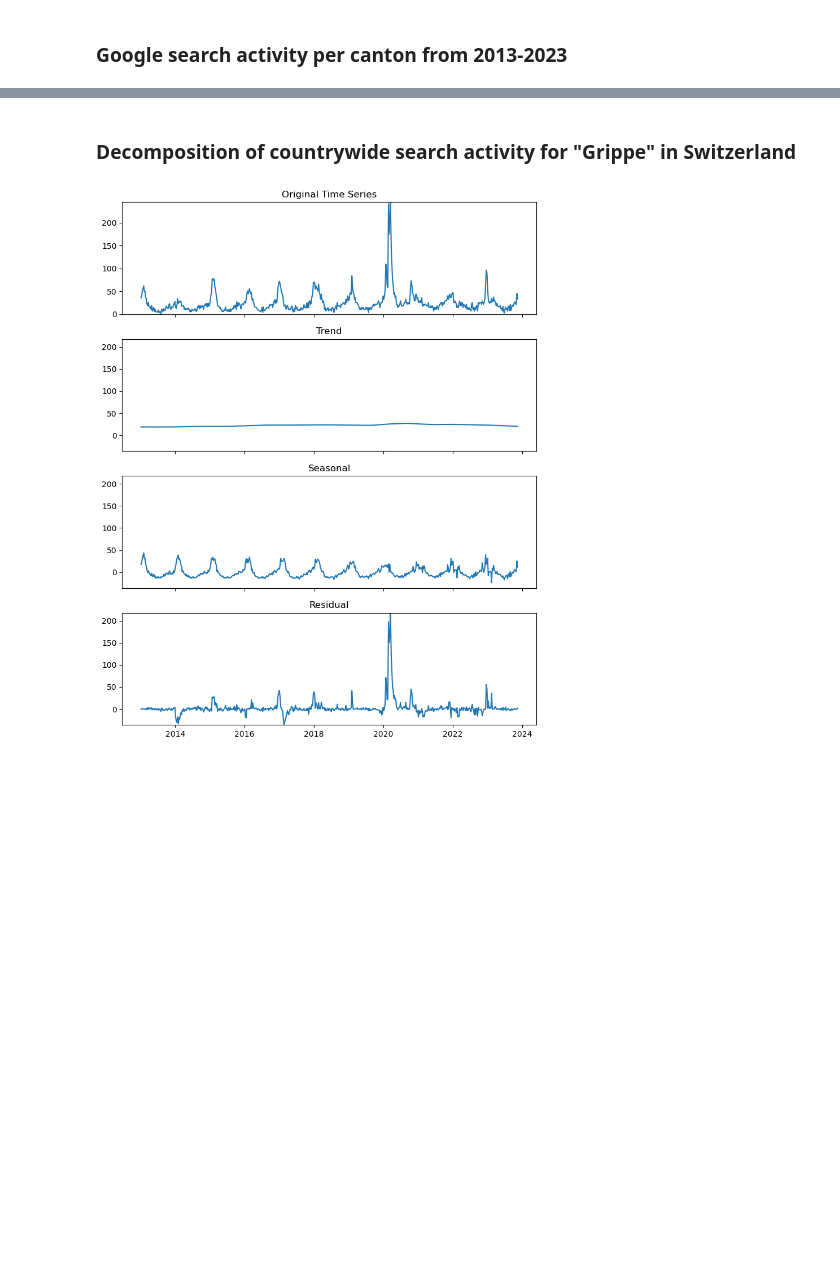
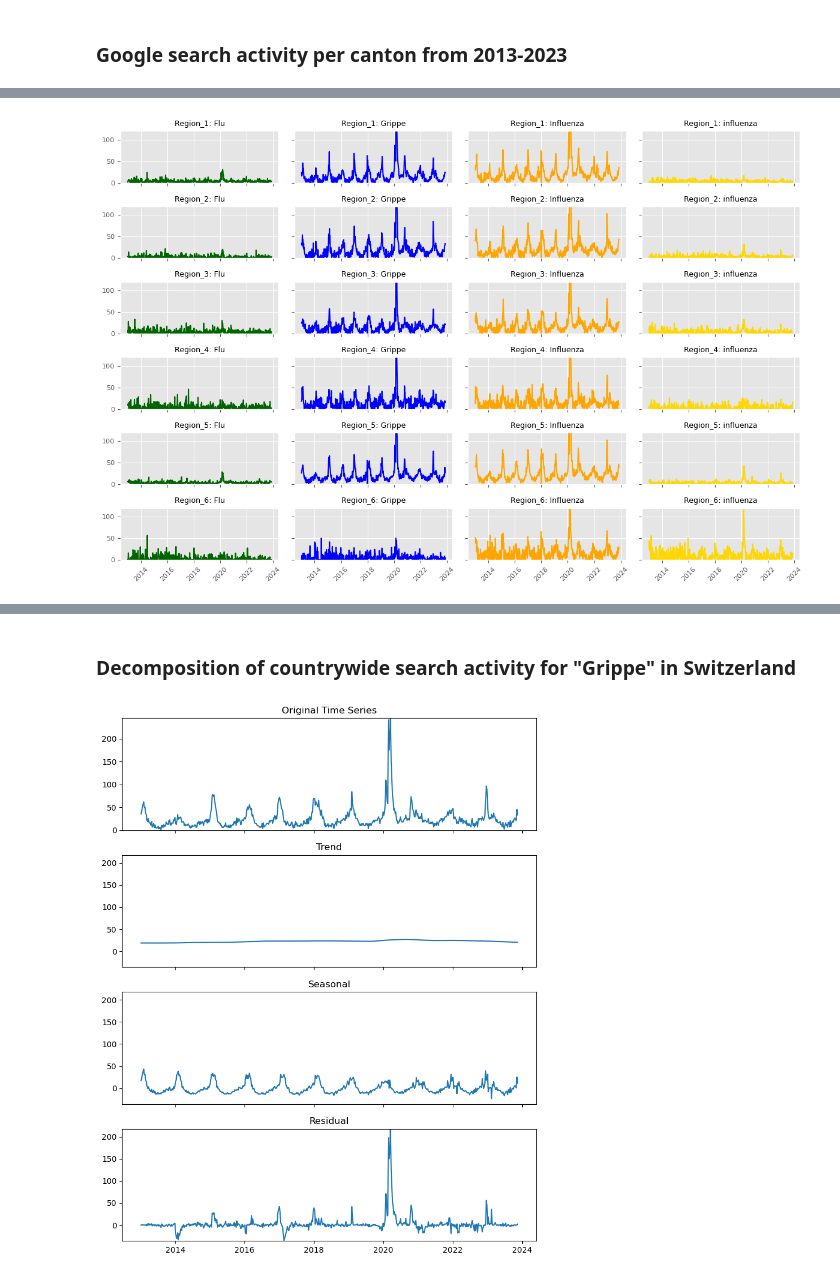
Before and after one commit to th-kl/DSF, a Jupyter notebook: notebooks/01_notebook.ipynb, the cells around one changed output, grey strips where cells are left out. Cells and saved outputs as stored; diff of their text form; code cells hidden in the pictures; blank space fills up the shorter version.

```diff
--- a/notebooks/01_notebook.ipynb
+++ b/notebooks/01_notebook.ipynb
@@ -266,0 +244,33 @@ pop_ct
+# %%
+google_plot = google_trends_ch.copy()
+google_plot.index = pd.to_datetime(google_plot.index)
+
+# Plot regional
+fig, ax = plt.subplots(6, 4, figsize=(12, 8), sharex=True, sharey=True)
+
+# Set a common y-axis limit
+y_limit = 120
+
+# Initialize a dictionary to map queries to colors
+color_dict = {'Grippe':'blue', 'Influenza':'orange', 'influenza':'gold', 'Flu':'darkgreen'}
+
+i, j = 0, 0
+for region in region_to_ct.keys():
+    for query in google_plot.columns.levels[1]:
+        ax[i][j].plot(google_plot[region, query], color=color_dict[query])
+        ax[i][j].set_title(f'{region}: {query}', fontsize=9)
+        ax[i][j].tick_params(axis='x', labelrotation=45)  # Rotate x-axis labels
+        ax[i][j].tick_params(axis='both', labelsize=8)  # Set tick label size
+        ax[i][j].set_ylim([0, y_limit])  # Set y-axis limit for each subplot
+
+        j += 1
+    j = 0
+    i += 1
+
+
+# Adjust overall layout
+plt.tight_layout()
+
+plt.show()
+# %% [output]
+[figure, added]
```
Also changed, not shown: parts of 8 cells of this notebook.
